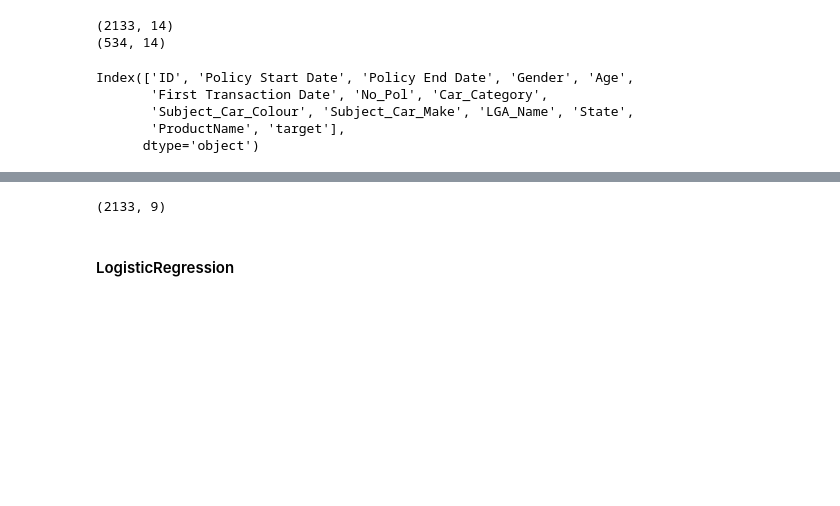
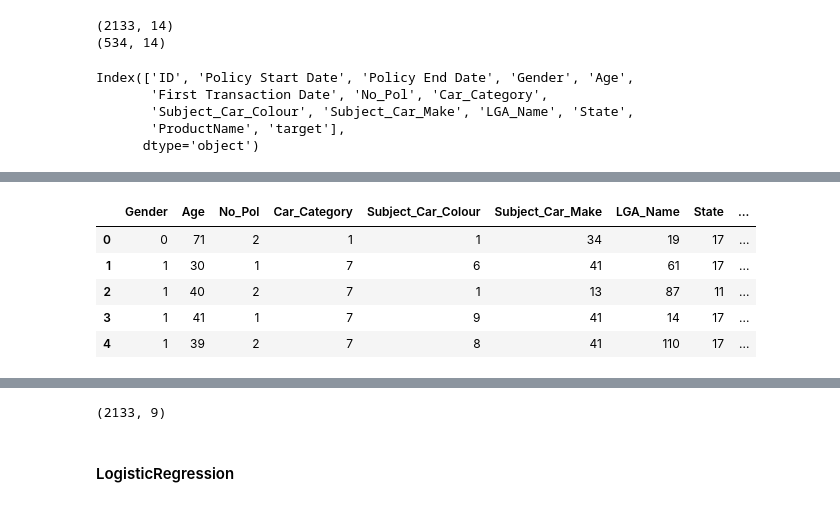
Before and after one commit to Gbekoilias/Auto-Insurance-Claim-Prediction, a Jupyter notebook: modeling.ipynb, the cells around one changed output, grey strips where cells are left out. Saved outputs shown, nothing was run; the diff lists cells and outputs as text; code cells hidden in the pictures; blank space fills up the shorter version.

```diff
--- a/modeling.ipynb
+++ b/modeling.ipynb
@@ -174,3 +199,33 @@ Index(['ID', 'Policy Start Date', 'Policy End Date', 'Gender', 'Age',
+# %%
+LE_gender=LabelEncoder()
+df['Gender']=LE_gender.fit_transform(df['Gender'])
+
+LE_category=LabelEncoder()
+df['Car_Category']=LE_category.fit_transform(df['Car_Category'])
+
+LE_colour=LabelEncoder()
+df['Subject_Car_Colour']=LE_colour.fit_transform(df['Subject_Car_Colour'])
+
+LE_make=LabelEncoder()
+df['Subject_Car_Make']=LE_make.fit_transform(df['Subject_Car_Make'])
+
+LE_lga=LabelEncoder()
+df['LGA_Name']=LE_category.fit_transform(df['LGA_Name'])
+
+LE_state=LabelEncoder()
+df['State']=LE_state.fit_transform(df['State'])
+
+LE_product=LabelEncoder()
+df['ProductName']=LE_product.fit_transform(df['ProductName'])
+# %%
+df.head()
+# %% [output]
+|  | Gender | Age | No_Pol | Car_Category | Subject_Car_Colour | Subject_Car_Make | LGA_Name | State | ... |
+| 0 | 0 | 71 | 2 | 1 | 1 | 34 | 19 | 17 | ... |
+| 1 | 1 | 30 | 1 | 7 | 6 | 41 | 61 | 17 | ... |
+| 2 | 1 | 40 | 2 | 7 | 1 | 13 | 87 | 11 | ... |
+| 3 | 1 | 41 | 1 | 7 | 9 | 41 | 14 | 17 | ... |
+| 4 | 1 | 39 | 2 | 7 | 8 | 41 | 110 | 17 | ... |
 # %%
 #Define the features and target variable
 features = ['Gender', 'Age',
```
Also changed, not shown: parts of 12 cells of this notebook, 2 other files.
